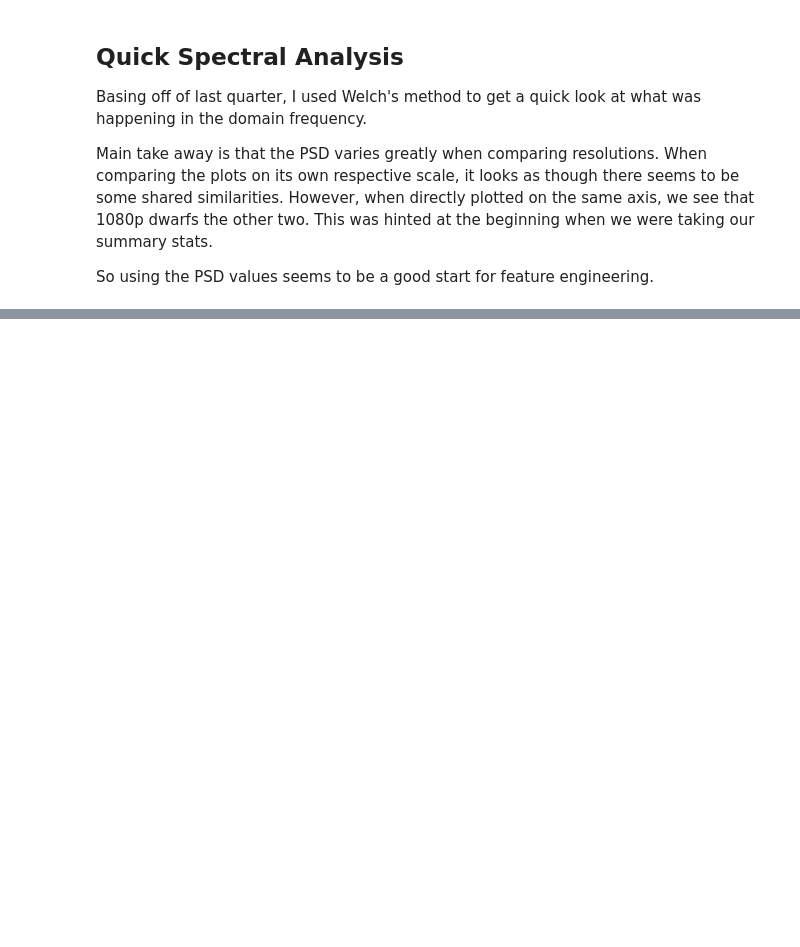
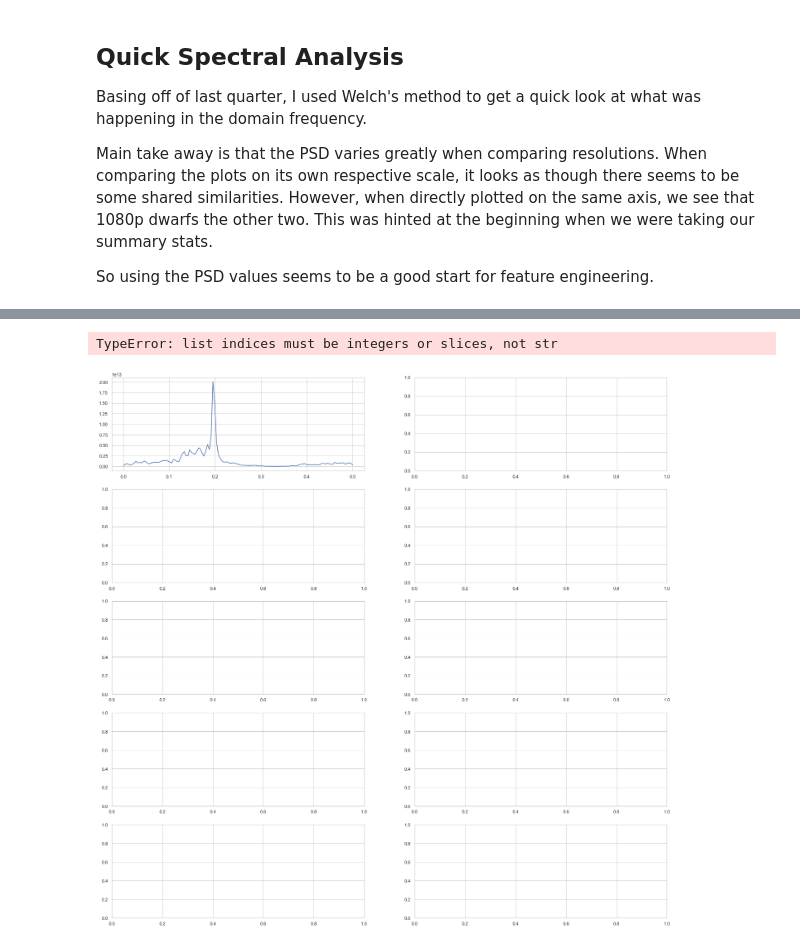
Before and after one commit to stephdoan/ResRecovery, a Jupyter notebook: notebooks/EDA.ipynb, the cells around one changed output, grey strips where cells are left out. Saved outputs shown, nothing was run; the diff lists cells and outputs as text; code cells hidden in the pictures; blank space fills up the shorter version.

```diff
--- a/notebooks/EDA.ipynb
+++ b/notebooks/EDA.ipynb
@@ -271,0 +227,19 @@ plt.plot(f_1080, Pxx_1080)
+# %%
+resample_lst = [two_four_resample, three_six_resample, four_eight_resample, seven_two_resample, ten_eight_resample]
+
+#rolling = [df.rolling(3).sum() for df in resample_lst]
+
+sns.set_style('whitegrid')
+
+fig, axes = plt.subplots(5, 2, figsize=(24, 24), sharex=False, sharey=False)
+
+i = 0
+for df in resample_lst:
+  #f_temp, Pxx_temp = sp.signal.welch(df['pkt_size'][6:], fs=1)
+  sns.lineplot(f_temp, Pxx_temp, ax=axes[i, 0])
+  sns.lineplot(np.arange(len(resample_lst)), resample_lst['pkt_size'], ax=axes[i, 1])
+  #sns.lineplot(np.arange(len(zeroed)), zeroed, ax=axes[i, 1])
+  i+=1
+# %% [output]
+TypeError: list indices must be integers or slices, not str
+[figure, added]
```
Also changed, not shown: parts of 23 cells of this notebook, 1 other file.
